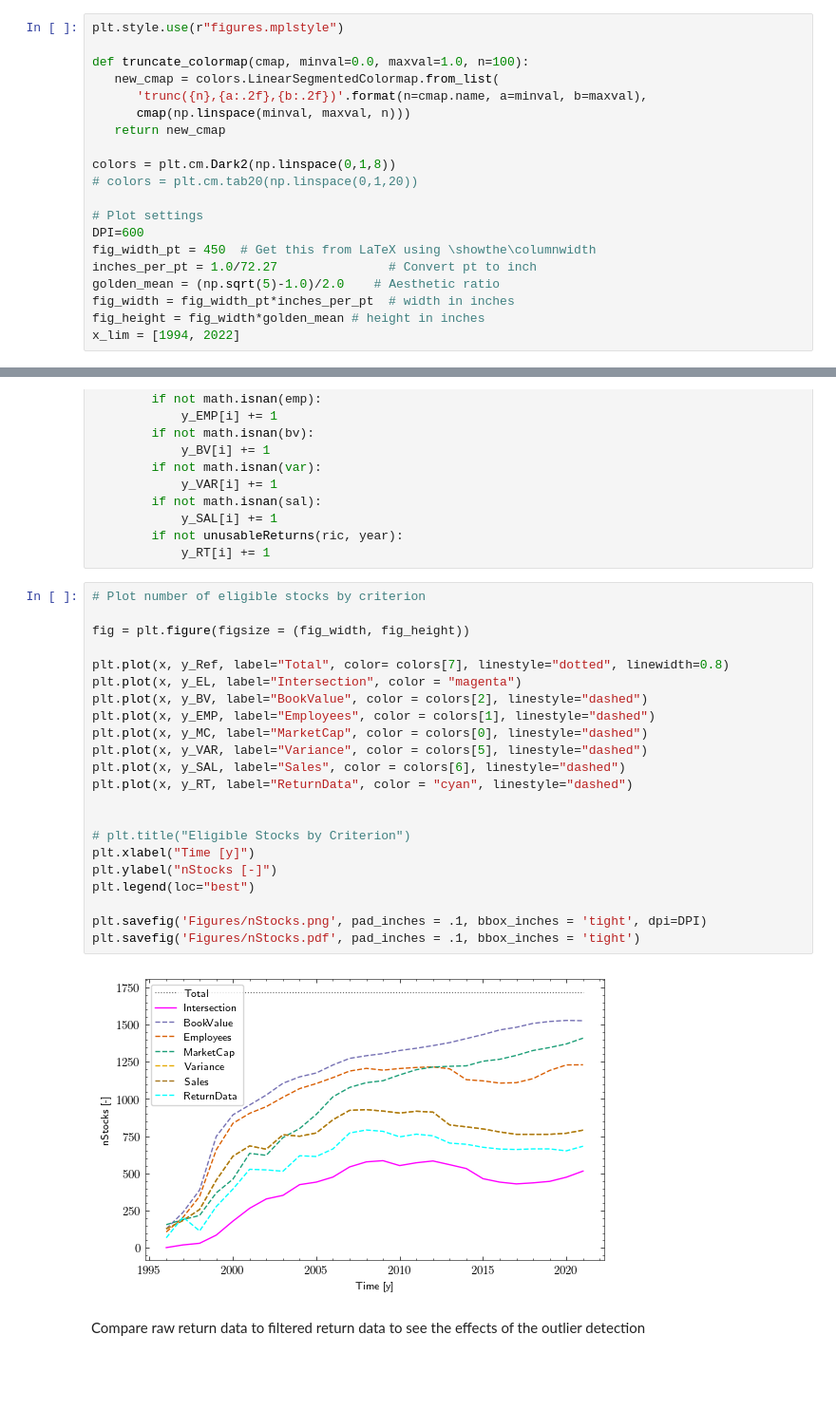
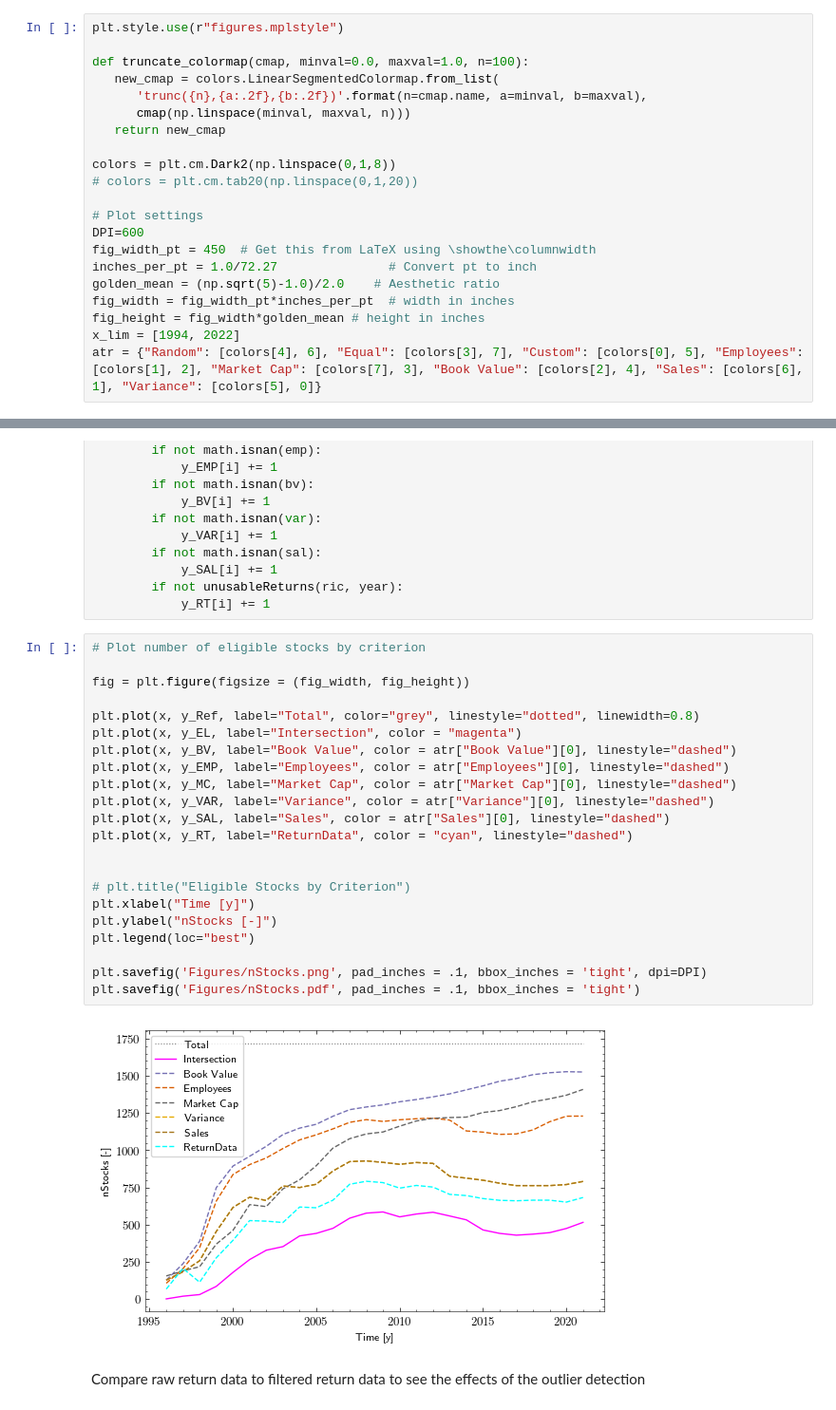
Before and after one commit to Mov0/FDS_Smart_Betas, a Jupyter notebook: 4_Figures.ipynb, the cells around one changed output, grey strips where cells are left out. Shown: that part at 95% size. Cells and saved outputs as stored; diff of their text form; blank space fills up the shorter version.

```diff
--- a/4_Figures.ipynb
+++ b/4_Figures.ipynb
@@ -33,6 +33,7 @@ golden_mean = (np.sqrt(5)-1.0)/2.0    # Aesthetic ratio
 fig_width = fig_width_pt*inches_per_pt  # width in inches
 fig_height = fig_width*golden_mean # height in inches
 x_lim = [1994, 2022]
+atr = {"Random": [colors[4], 6], "Equal": [colors[3], 7], "Custom": [colors[0], 5], "Employees": [colors[1], 2], "Market Cap": [colors[7], 3], "Book Value": [colors[2], 4], "Sales": [colors[6], 1], "Variance": [colors[5], 0]}
 # %% [markdown]
 First we want to display how many stocks are eligible when we look at the citerions separately.
 # %%
@@ -90,27 +91,27 @@ for ric in df_market_cap.index:
 # %%
 # Plot number of eligible stocks by criterion
 
 fig = plt.figure(figsize = (fig_width, fig_height))
 
-plt.plot(x, y_Ref, label="Total", color= colors[7], linestyle="dotted", linewidth=0.8)
+plt.plot(x, y_Ref, label="Total", color="grey", linestyle="dotted", linewidth=0.8)
 plt.plot(x, y_EL, label="Intersection", color = "magenta")
-plt.plot(x, y_BV, label="BookValue", color = colors[2], linestyle="dashed")
-plt.plot(x, y_EMP, label="Employees", color = colors[1], linestyle="dashed")
-plt.plot(x, y_MC, label="MarketCap", color = colors[0], linestyle="dashed")
-plt.plot(x, y_VAR, label="Variance", color = colors[5], linestyle="dashed")
-plt.plot(x, y_SAL, label="Sales", color = colors[6], linestyle="dashed")
+plt.plot(x, y_BV, label="Book Value", color = atr["Book Value"][0], linestyle="dashed")
+plt.plot(x, y_EMP, label="Employees", color = atr["Employees"][0], linestyle="dashed")
+plt.plot(x, y_MC, label="Market Cap", color = atr["Market Cap"][0], linestyle="dashed")
+plt.plot(x, y_VAR, label="Variance", color = atr["Variance"][0], linestyle="dashed")
+plt.plot(x, y_SAL, label="Sales", color = atr["Sales"][0], linestyle="dashed")
 plt.plot(x, y_RT, label="ReturnData", color = "cyan", linestyle="dashed")
 
 
 # plt.title("Eligible Stocks by Criterion")
 plt.xlabel("Time [y]")
 plt.ylabel("nStocks [-]")
 plt.legend(loc="best")
 
 plt.savefig('Figures/nStocks.png', pad_inches = .1, bbox_inches = 'tight', dpi=DPI)
 plt.savefig('Figures/nStocks.pdf', pad_inches = .1, bbox_inches = 'tight')
 # %% [output]
-[figure, old version]
+[figure, new version]
 # %% [markdown]
 Compare raw return data to filtered return data to see the effects of the outlier detection
 # %%
```
Also changed, not shown: parts of 6 cells of this notebook, 29 other files.
